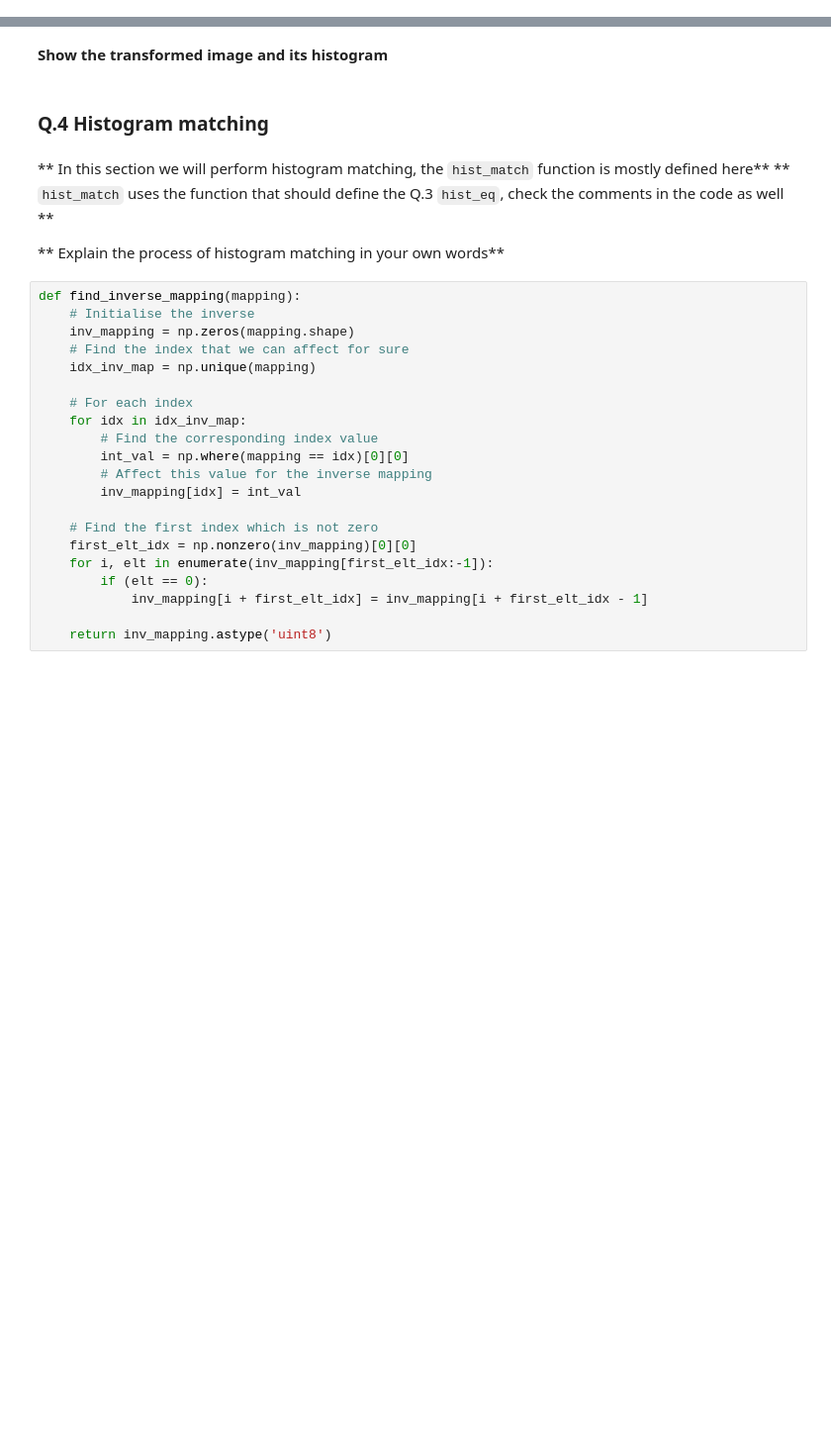
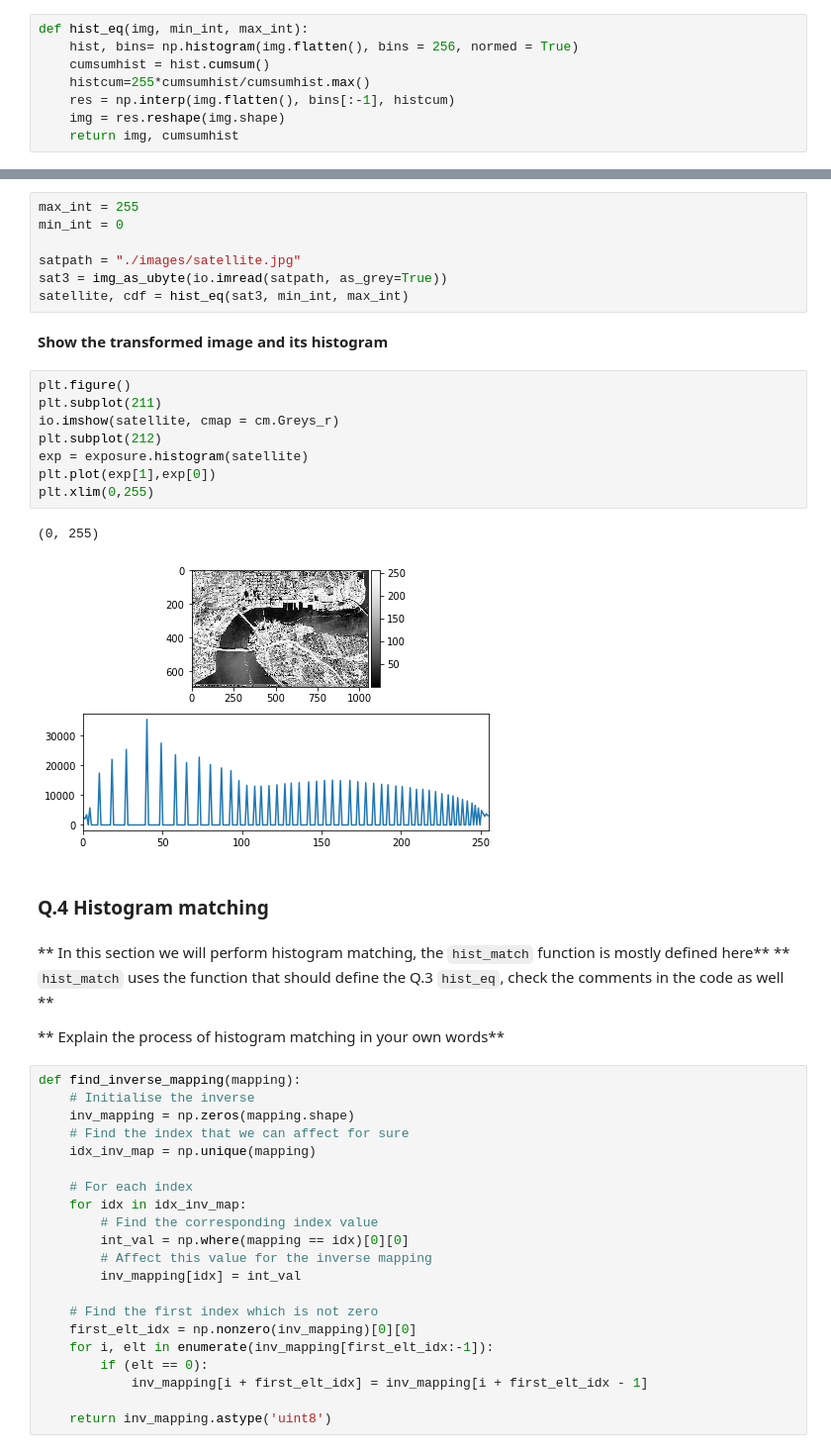
Before and after one commit to amjadkhan9686/B31XB-IIP-TP-1718, a Jupyter notebook: 2-image-enhancement/2-enhancement-supplementary.ipynb, the cells around one changed output, grey strips where cells are left out. Shown at 99% size. Cells and saved outputs as stored; diff of their text form; blank space fills up the shorter version.

```diff
--- a/2-image-enhancement/2-enhancement-supplementary.ipynb
+++ b/2-image-enhancement/2-enhancement-supplementary.ipynb
@@ -37,12 +77,38 @@ The idea behind the histogram equalization process is that each gray level shoul
 **Define your own histgram equalization function, `hist_eq`**
 
 **This function should accpet the image, max_int and min_int and return the transformed image and its cdf**
+# %%
+def hist_eq(img, min_int, max_int):
+    hist, bins= np.histogram(img.flatten(), bins = 256, normed = True)
+    cumsumhist = hist.cumsum()
+    histcum=255*cumsumhist/cumsumhist.max()
+    res = np.interp(img.flatten(), bins[:-1], histcum)
+    img = res.reshape(img.shape)
+    return img, cumsumhist
 # %% [markdown]
 ** Use your function to transform the gray version of `satellite.jpg` image again in ubyte format**
 
 ** max_int = 255, min_int = 0 **
+# %%
+max_int = 255
+min_int = 0
+
+satpath = "./images/satellite.jpg"
+sat3 = img_as_ubyte(io.imread(satpath, as_grey=True))
+satellite, cdf = hist_eq(sat3, min_int, max_int)
 # %% [markdown]
 **Show the transformed image and its histogram**
+# %%
+plt.figure()
+plt.subplot(211)
+io.imshow(satellite, cmap = cm.Greys_r)
+plt.subplot(212)
+exp = exposure.histogram(satellite)
+plt.plot(exp[1],exp[0])
+plt.xlim(0,255)
+# %% [output]
+(0, 255)
+[figure, added]
 # %% [markdown]
 ### Q.4 Histogram matching
 # %% [markdown]
```
Also changed, not shown: parts of 6 cells of this notebook, 1 other file.
